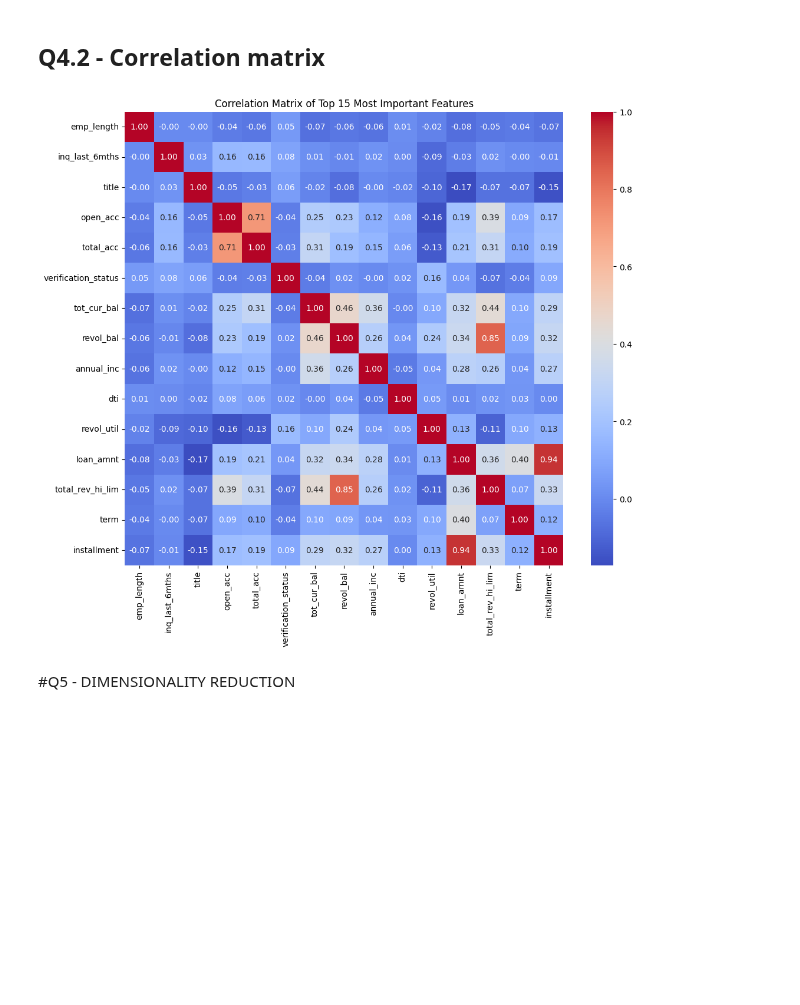
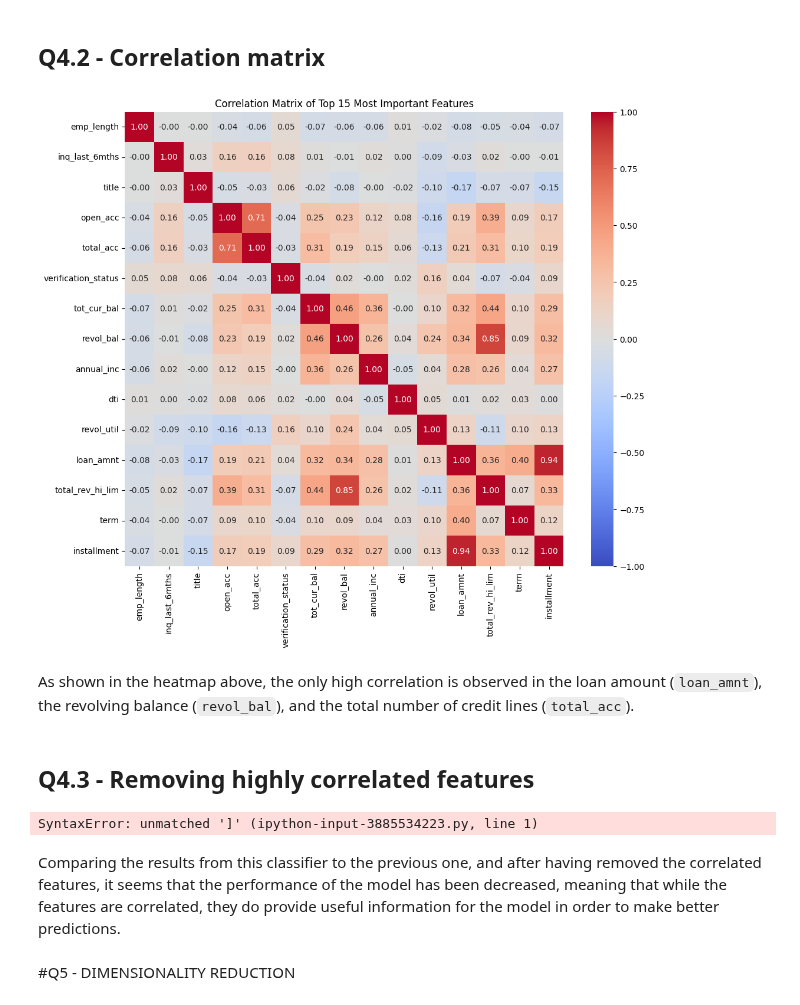
Before and after one commit to lazarosgogos/ML-exercises, a Jupyter notebook: ML_Project_6.ipynb, the cells around one changed output. Saved outputs shown, nothing was run; the diff lists cells and outputs as text; code cells hidden in the pictures; blank space fills up the shorter version.

```diff
--- a/ML_Project_6.ipynb
+++ b/ML_Project_6.ipynb
@@ -314,13 +314,40 @@ correlation_matrix = df_top_features.corr()
 # %%
 import matplotlib.pyplot as plt
 import seaborn as sns
 
 # Visualize the correlation matrix using a heatmap
 plt.figure(figsize=(12, 10))
-sns.heatmap(correlation_matrix, annot=True, cmap='coolwarm', fmt=".2f")
+sns.heatmap(correlation_matrix, annot=True, cmap='coolwarm', fmt=".2f",
+            vmin=-1, vmax=1)
 plt.title('Correlation Matrix of Top 15 Most Important Features')
 plt.show()
 # %% [output]
-[figure, old version]
+[figure, new version]
+# %% [markdown]
+As shown in the heatmap above, the only high correlation is observed in the loan amount (`loan_amnt`), the revolving balance (`revol_bal`), and the total number of credit lines (`total_acc`).
+# %% [markdown]
+## Q4.3 - Removing highly correlated features
+# %%
+removed_df = final_df.drop(columns=['loan_amnt']), 'revol_bal', 'total_acc'])
+XX = np.array(removed_df.drop(columns=['target']))
+yy = np.array(removed_df['target'])
+
+xx_train, xx_test, yy_train, yy_test = train_test_split(XX, yy, test_size=test_size,
+                                                    random_state=seed,
+                                                    stratify=y)
+rfc2 = RandomForestClassifier()
+rfc2.fit(xx_train, yy_train)
+y_preds = rfc2.predict(xx_test)
+p,r,f,s = precision_recall_fscore_support(yy_test, y_preds)
+print('Precision for 0 (did not get a loan)')
+print(f'  Precision: {p[0]:.2f}, recall: {r[0]:.2f}, \
+F1-score: {f[0]:.2f}, support: {s[0]}')
+print('Precision for 1 (did get a loan)')
+print(f'  Precision: {p[1]:.2f}, recall: {r[1]:.2f}, \
+F1-score: {f[1]:.2f}, support: {s[1]}')
+# %% [output]
+SyntaxError: unmatched ']' (ipython-input-3885534223.py, line 1)
+# %% [markdown]
+Comparing the results from this classifier to the previous one, and after having removed the correlated features, it seems that the performance of the model has been decreased, meaning that while the features are correlated, they do provide useful information for the model in order to make better predictions.
 # %% [markdown]
 #Q5 - DIMENSIONALITY REDUCTION
```
